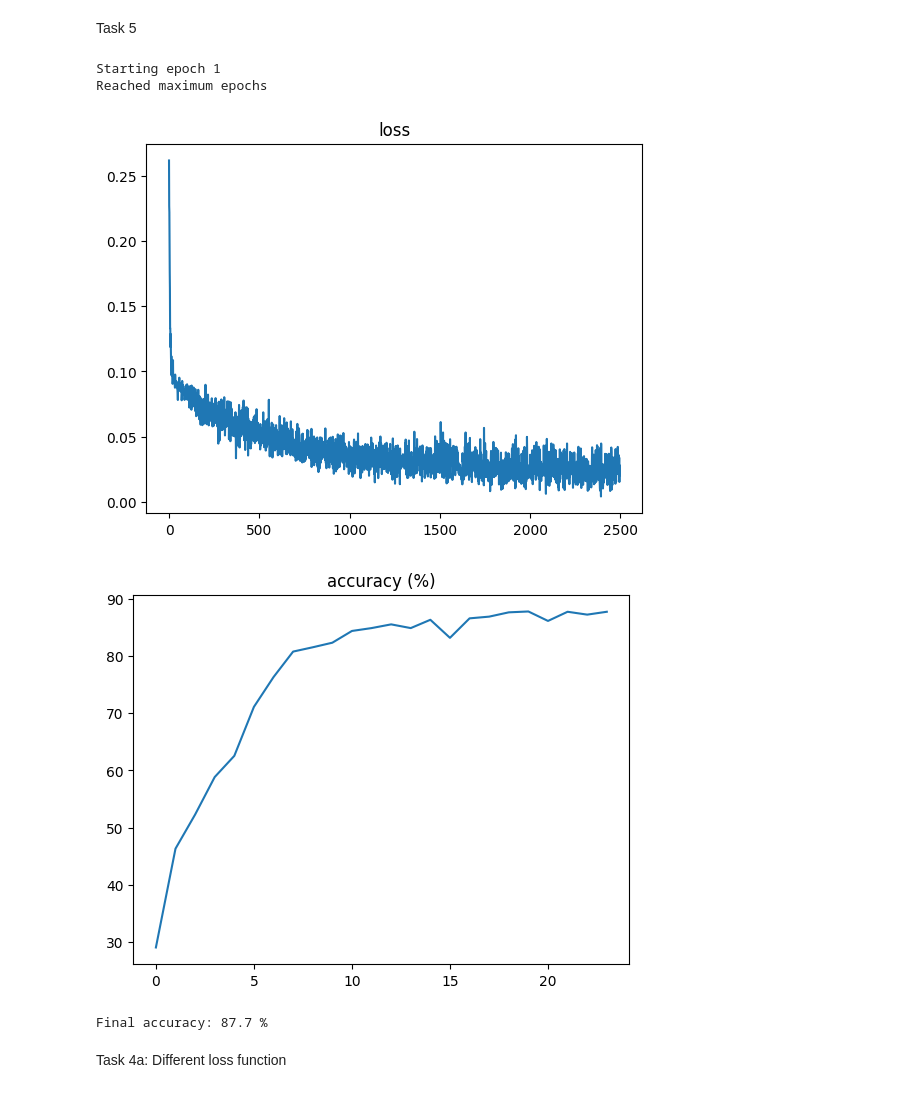
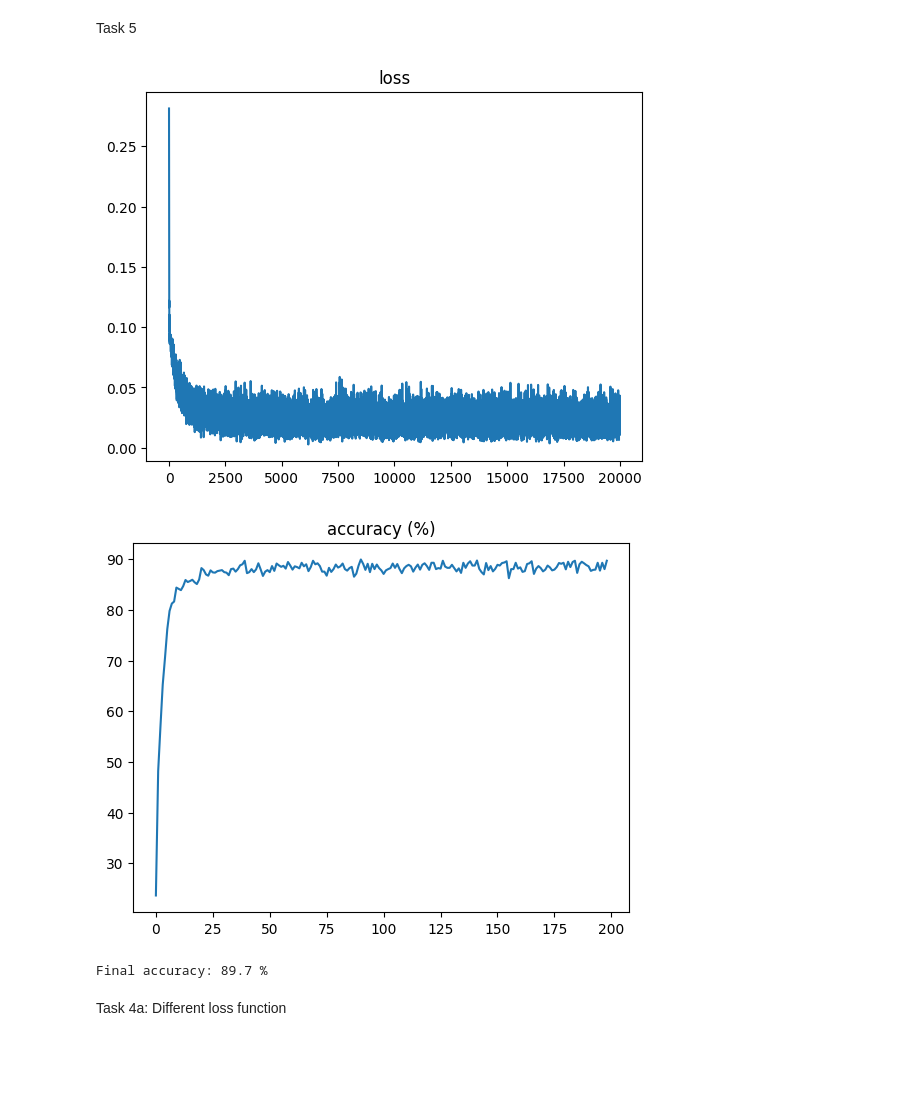
Before and after one commit to TobiasGOAT/firstgroup, a Jupyter notebook: notebooks/FNN.ipynb, the cells around one changed output. Cells and saved outputs as stored; diff of their text form; code cells hidden in the pictures; blank space fills up the shorter version.

Commit message:
fixed trainer

```diff
--- a/notebooks/FNN.ipynb
+++ b/notebooks/FNN.ipynb
@@ -351,7 +351,7 @@ class NeuralNetwork:
         # return a2
 # %%
 class Trainer:
-    def __init__(self, epochs=None, samples=None, batch_size=32, patience=8, lr_factor=0.5, min_lr=1e-5):
+    def __init__(self, epochs=None, samples=None, batch_size=32, patience=100, lr_factor=0.95, min_lr=1e-5):
         data = loader.get_train_data()
         self._x_data = data[0]
         self._y_data = data[1]
@@ -368,6 +368,7 @@ class Trainer:
         self._wait = 0
         self._min_lr = min_lr
         self._current_epoch = 1
+        self._max_step = 0.1
 
         if self._epochs:
             print(f"Starting epoch {self._current_epoch}")
@@ -426,7 +427,7 @@ class Trainer:
         activation_func = self._model._layers[-1]._activation
         nbr_step_test = 30
         step_difference = []
-        for step_test in np.linspace(0.0001, 0.1, nbr_step_test):
+        for step_test in np.linspace(0.0001, self._max_step, nbr_step_test):
             w_old = activation_func(y_out)
             w_new = activation_func(y_out + step_test * grad)
             diff = w_old - w_new
@@ -436,7 +437,7 @@ class Trainer:
         index = step_difference.index(max_diff)
         return step_difference[index]
 
-    def _validation_loss(self, val_data, val_labels, batch_size=10):
+    def _validation_loss(self, val_data, val_labels, batch_size=6):
         idx = np.random.choice(len(val_labels), batch_size, replace=False)
         val_x = val_data[idx].T
         y_out = self._model.forward(val_x)
@@ -452,45 +453,43 @@ class Trainer:
         else:
             self._wait += 1
             if self._wait >= self._patience:
-                step_size = max(step_size * self._lr_factor, self._min_lr)
+                self._max_step = self._max_step * self._lr_factor
                 self._wait = 0
         return step_size
 # %% [markdown]
 Task 5
 # %%
 
-samples = 50000 #10000
+samples = 20000 #10000
 batch_size = 20 #64
 input_size = 784
 output_size = 10
 hidden_size = [30]
 
 nn = NeuralNetwork(input_size, hidden_size, output_size, "sigmoid")
 
-tran = Trainer(epochs=2, batch_size=batch_size)
+tran = Trainer(samples=samples, batch_size=batch_size)
 
 loss_function = lambda y_out,y_correct: (y_out - y_correct) ** 2
 nn = tran.train(nn, loss_function)
 
 plt.plot([i for i in range(len(tran._loss_list))], tran._loss_list)
 plt.title("loss")
 plt.show()
 acc = []
 for i in range(0, len(tran._guess)-100, 100):
     acc.append(np.sum(tran._guess[i:i+100]))
 plt.plot([i for i in range(len(acc))], acc)
 plt.title("accuracy (%)")
 plt.show()
 if acc:
     print("Final accuracy:", acc[-1], "%")
 else:
     print("No accuracy data collected.")
 # %% [output]
-Starting epoch 1
-Reached maximum epochs
-[figure, old version]
+[figure, new version]
-[figure, old version]
+[figure, new version]
-Final accuracy: 87.7 %
+Final accuracy: 89.7 %
 # %% [markdown]
 Task 4a: Different loss function
 # %%
```
Also changed, not shown: parts of 3 cells of this notebook.
